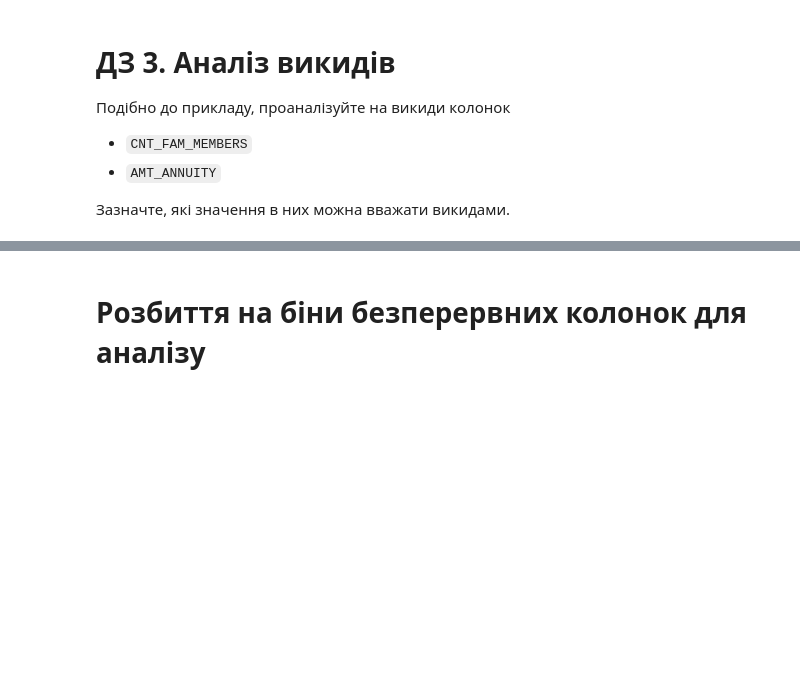
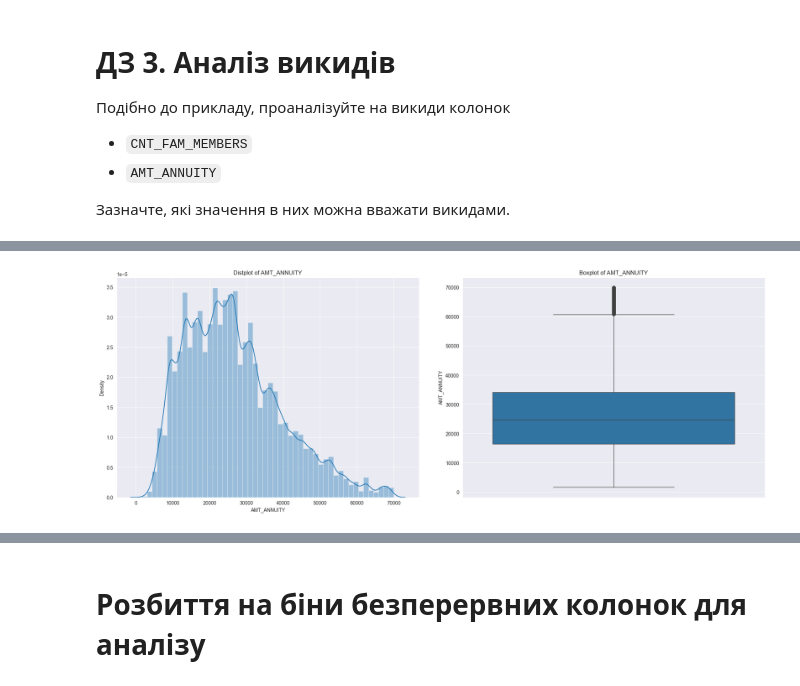
Before and after one commit to Reserford1991/data-loves-academy-machine-learning-for-people, a Jupyter notebook: Module-1-introduction-to-data-sciense/1.2-Exploratory-data-analysis/HW_1_2_Credit_EDA.ipynb, the cells around one changed output, grey strips where cells are left out. Cells and saved outputs as stored; diff of their text form; code cells hidden in the pictures; blank space fills up the shorter version.

```diff
--- a/Module-1-introduction-to-data-sciense/1.2-Exploratory-data-analysis/HW_1_2_Credit_EDA.ipynb
+++ b/Module-1-introduction-to-data-sciense/1.2-Exploratory-data-analysis/HW_1_2_Credit_EDA.ipynb
@@ -1584,0 +1657,21 @@ df[df['AMT_INCOME_TOTAL'] > 900000].head()
+# %%
+import warnings
+
+with warnings.catch_warnings():
+    warnings.simplefilter("ignore")
+    plt.subplots(1,2 ,figsize = (20,8))
+
+    plt.subplot(121)
+    sns.distplot(df[df['AMT_ANNUITY'] < 70000].AMT_ANNUITY)
+    pltname = 'Distplot of ' + 'AMT_ANNUITY'
+    plt.title(pltname)
+
+    plt.subplot(122)
+    sns.boxplot(df[df['AMT_ANNUITY'] < 70000].AMT_ANNUITY)
+    pltname = 'Boxplot of ' + 'AMT_ANNUITY'
+    plt.title(pltname)
+
+    plt.tight_layout(pad = 4)
+    plt.show()
+# %% [output]
+[figure, added]
```
Also changed, not shown: parts of 30 cells of this notebook, 1 other file.
